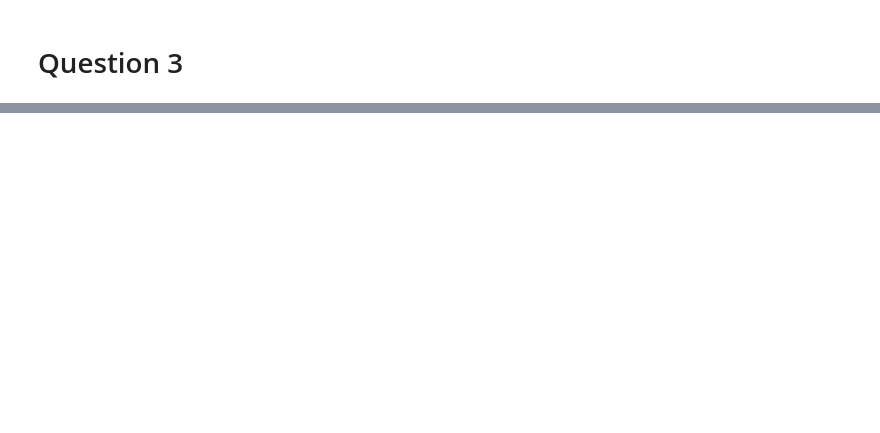
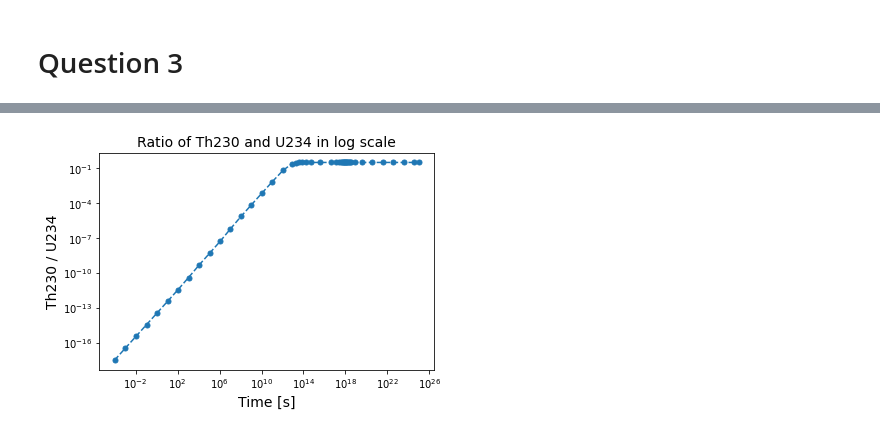
Before and after one commit to anvuong98/PHYS512_AnVuong, a Jupyter notebook: Assignment 2.ipynb, the cells around one changed output, grey strips where cells are left out. Saved outputs shown, nothing was run; the diff lists cells and outputs as text; code cells hidden in the pictures; blank space fills up the shorter version.

```diff
--- a/Assignment 2.ipynb
+++ b/Assignment 2.ipynb
@@ -147 +230,6 @@ array([1., 1., 1., 1., 1., 1., 1., 1.])
+# %%
+## To cover the half life of U238
+t0 = 0
+t1 = 1e25
+ansB = integrate.solve_ivp(decay, [t0, t1], y0, method = "Radau")
 # %%
@@ -163,0 +238,11 @@ array([ 1.00000000e+00,  7.09706164e-16,  1.57144331e-20,  1.32955931e-21,
+# %%
+plt.clf()
+plt.plot(ansB.t[1:], th230[1:]/u234[1:], '--.', markersize = 10)
+plt.xscale("log")
+plt.yscale("log")
+plt.xlabel("Time [s]", fontsize = 14)
+plt.ylabel("Th230 / U234", fontsize = 14)
+plt.title("Ratio of Th230 and U234 in log scale", fontsize = 14)
+plt.show()
+# %% [output]
+[figure, added]
```
Also changed, not shown: parts of 28 cells of this notebook.
